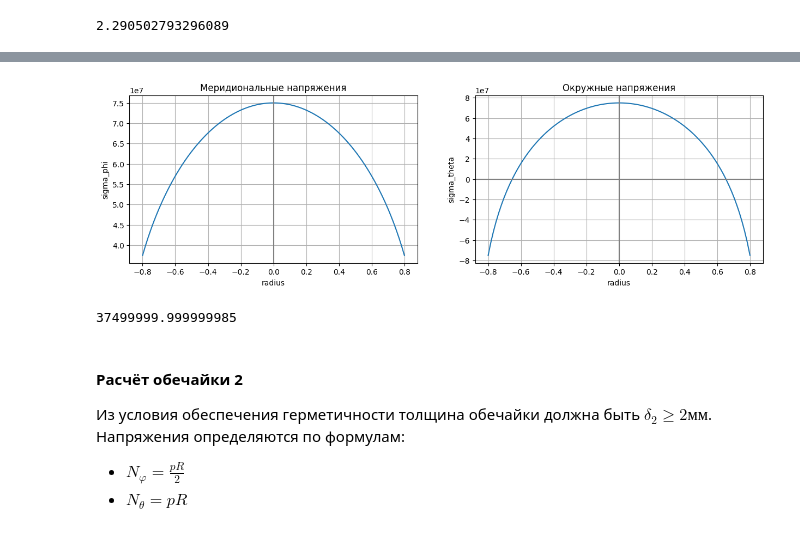
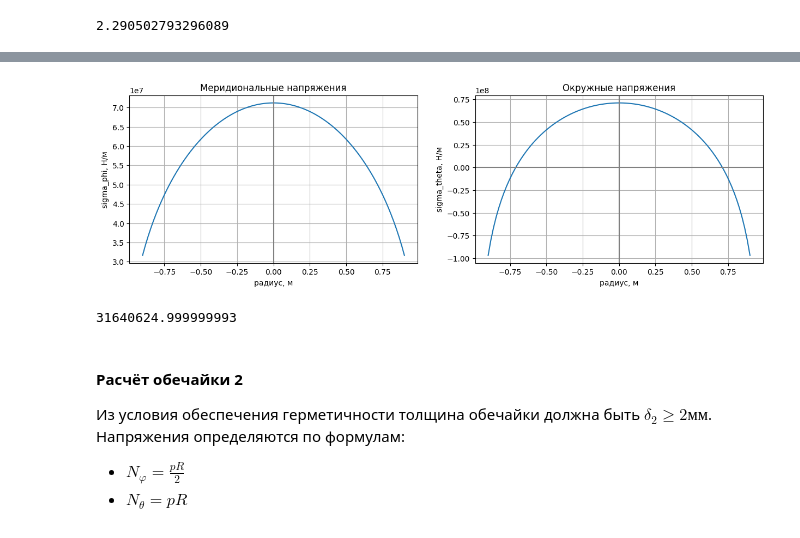
Before and after one commit to maleksjuk/MAI, a Jupyter notebook: 4course_8semester_2023/UIRS/solution.ipynb, the cells around one changed output, grey strips where cells are left out. Drawn from its saved outputs; the diff is of its cells as text; code cells hidden in the pictures.

```diff
--- a/4course_8semester_2023/UIRS/solution.ipynb
+++ b/4course_8semester_2023/UIRS/solution.ipynb
@@ -87,21 +88,3 @@ separation = Overload(axial=5.2, lateral_max=1.0, lateral_min=0.4, f=1.3)
 # %%
 start.set_height_list(Vehicle.section_global_size)
 separation.set_height_list(Vehicle.section_global_size)
-# %%
-x = np.linspace(1, np.max(Vehicle.section_global_size), 20)
-print(x)
-y_start = []
-y_sep = []
-for i in x:
-    item_start = start.get_design_lateral(height=i)
-    item_sep = separation.get_design_lateral(height=i)
-    # print(f'{i} -> {item_start:5.2f} / {item_sep:5.2f}')
-    y_start.append(item_start)
-    y_sep.append(item_sep)
-
-
-# y_start = [start.get_design_lateral(i) for i in range(len(Vehicle.section_global_size))]
-# y_sep = [separation.get_design_lateral(i) for i in range(len(Vehicle.section_global_size))]
-plt.plot(x, y_start)
-plt.plot(x, y_sep)
-plt.grid()
@@ -395,7 +421,7 @@ Material.E / Material.gamma * 10**(-14)
 2.290502793296089
 # %%
 class Block:
-    radius = 0.8        # R
+    radius = 0.9        # R
     top_height = 0.4    # b
     spacer_height = 0.6 # H
     shell_height = 1.2  # L
@@ -427,0 +459,4 @@ focal_distant
+# %%
+llm_min = LineLoadMeridional(p_design, 0, semiaxis_a, semiaxis_b)
+llt_min = LineLoadTangential(p_design, 0, semiaxis_a, semiaxis_b)
+print(f'llm={llm_min:.2f}\nllt={llt_min:.2f}')
@@ -435,4 +473,4 @@ llt=121137.59
 # %%
-depth1_0 = llm / Material.sigma_b
+depth1_0 = llm_min / Material.sigma_b
 print(f'{depth1_0 * 10**3:5.2f} mm')
 # %% [output]
@@ -490,26 +604,26 @@ for i in x:
 # %%
 fig, axis = plt.subplots(1, 2, figsize=(15, 4))
 
 axis[0].set_title('Меридиональные напряжения')
 axis[0].plot(x, sigma_b_meridional)
-axis[0].set_xlabel('radius')
-axis[0].set_ylabel('sigma_phi')
+axis[0].set_xlabel('радиус, м')
+axis[0].set_ylabel('sigma_phi, Н/м')
 axis[0].axvline(0, color='gray')
 axis[0].grid()
 
 axis[1].set_title('Окружные напряжения')
 axis[1].plot(x, sigma_b_tangential)
-axis[1].set_xlabel('radius')
-axis[1].set_ylabel('sigma_theta')
+axis[1].set_xlabel('радиус, м')
+axis[1].set_ylabel('sigma_theta, Н/м')
 axis[1].axhline(0, color='gray')
 axis[1].axvline(0, color='gray')
 axis[1].grid()
 # %% [output]
-[figure, old version]
+[figure, new version]
 # %%
 sigma_b_meridional[0]
 # %% [output]
-37499999.999999985
+31640624.999999993
 # %% [markdown]
 #### Расчёт обечайки 2
 
```
Also changed, not shown: parts of 51 cells of this notebook, 1 other file.
